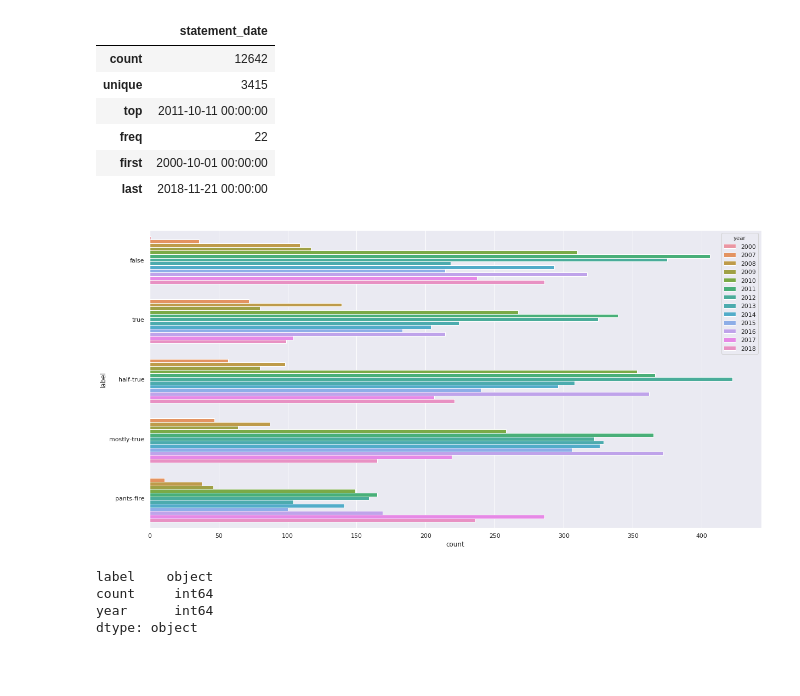
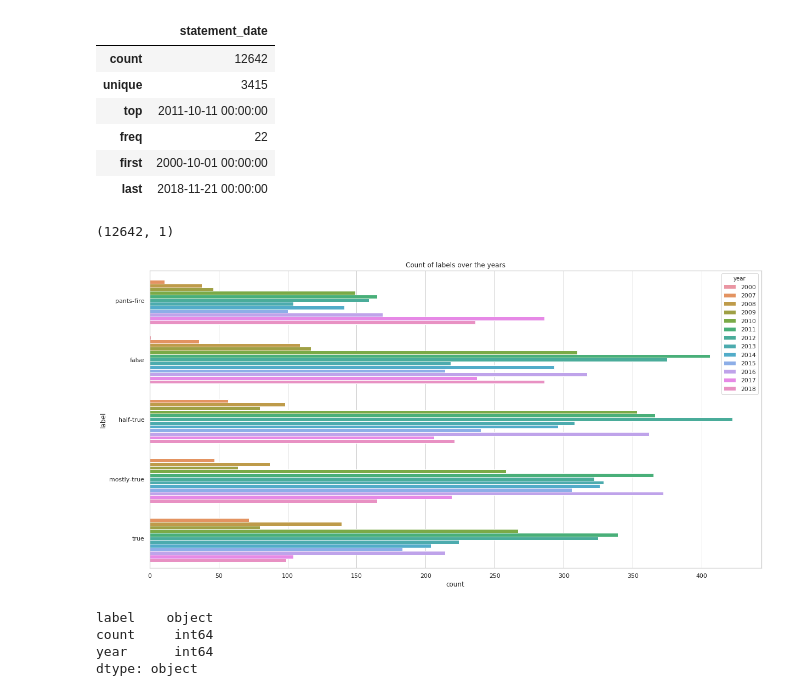
Before and after one commit to ExploringLies/lies-have-short-legs, a Jupyter notebook: notebooks/bias_estimation.ipynb, the cells around one changed output. Cells and saved outputs as stored; diff of their text form; code cells hidden in the pictures; blank space fills up the shorter version.

```diff
--- a/notebooks/bias_estimation.ipynb
+++ b/notebooks/bias_estimation.ipynb
@@ -40,7 +40,7 @@ from utils.statement_handling import extract_information, safe_json_read
 from importlib import reload
 import matplotlib.pyplot as plt
 import seaborn as sns
-sns.set()
+sns.set(style="whitegrid", palette="pastel")
 
 %matplotlib inline
 import utils.statement_handling as SH
@@ -88,6 +88,7 @@ statements.shape
 # Label counts
 # %%
 truhometer_labels = ['pants-fire', 'false', 'mostly-false', 'half-true', 'mostly-true', 'true']
+truhometer_labels = ['pants-fire', 'false', 'half-true', 'mostly-true', 'true']
 only_truthometer_label_idx = statements['label'].isin(truhometer_labels)
 # %%
 sns.barplot(data=group_and_count(statements.loc[only_truthometer_label_idx, :], 'label'), x='count', y='label', order=truhometer_labels)
@@ -104,22 +106,27 @@ statements.loc[only_truthometer_label_idx,['statement_date']].describe()
 | freq | 22 |
 | first | 2000-10-01 00:00:00 |
 | last | 2018-11-21 00:00:00 |
+# %%
+statements.loc[only_truthometer_label_idx,['statement_date']].shape
+# %% [output]
+(12642, 1)
 # %%
 a = statements['statement_date'].dt.year
 b = a.value_counts().index
 b = sorted(list(b))
 
 def add_year(df, year):
     df['year'] = year
     return df
 
 
 d = pd.concat([add_year(group_and_count(statements.loc[(statements['statement_date'].dt.year == year) & only_truthometer_label_idx,: ], 'label'), year) for year in b])
 f = plt.figure(figsize=(20, 10))
-sns.barplot(data=d, x='count', y='label', hue='year')
+sns.barplot(data=d, x='count', y='label', hue='year', order=truhometer_labels)
+plt.title("Count of labels over the years")
 plt.savefig('../docs/images/labels_over_years.png')
 # %% [output]
-[figure, old version]
+[figure, new version]
 # %%
 d.dtypes
 # %% [output]
```
Also changed, not shown: parts of 1 cell of this notebook, 4 other files.
